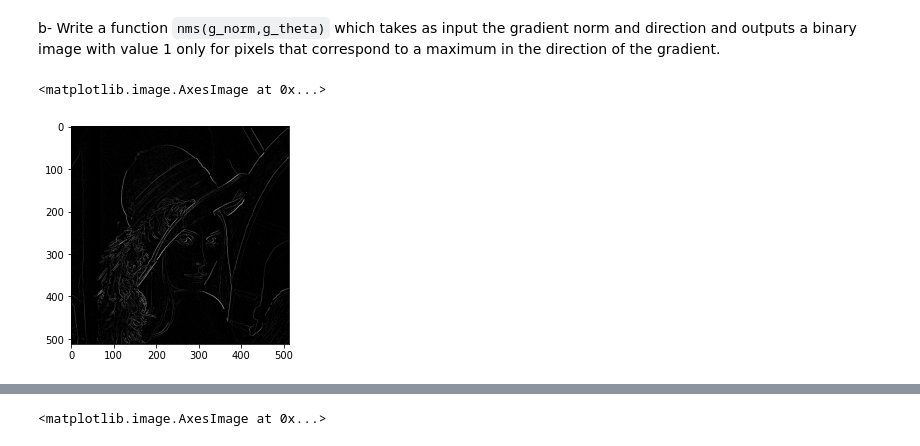
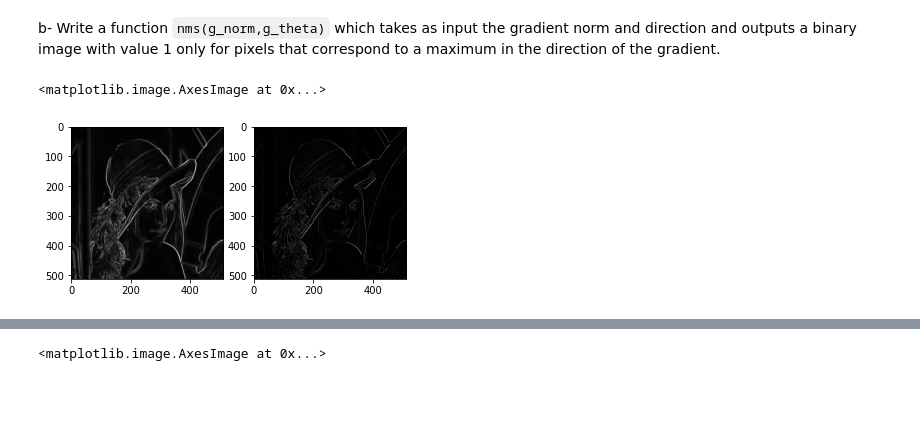
Before and after one commit to yeb2Binfang/DS_GY_3001_CV, a Jupyter notebook: HW/HW2/homework2.ipynb, the cells around one changed output, grey strips where cells are left out. Drawn from its saved outputs; the diff is of its cells as text; code cells hidden in the pictures; blank space fills up the shorter version.

```diff
--- a/HW/HW2/homework2.ipynb
+++ b/HW/HW2/homework2.ipynb
@@ -109,7 +113,7 @@ plt.imshow(G)
 # %%
 ## calculate the theta
 import math
-g_theta = np.arctan2(Iy,Ix)
+g_theta = np.arctan2(Gy,Gx)
 gx,gy = g_theta.shape
 theta = np.zeros((gx,gy))
 for i in range(gx):
@@ -156,28 +160,28 @@ def nms(G,theta):
         pass
   return z
 # %%
-def NonMaxSupWithoutInterpol(Gmag, Grad):
-    NMS = np.zeros(Gmag.shape)
-    for i in range(1, int(Gmag.shape[0]) - 1):
-        for j in range(1, int(Gmag.shape[1]) - 1):
-            if((Grad[i,j] >= -22.5 and Grad[i,j] <= 22.5) or (Grad[i,j] <= -157.5 and Grad[i,j] >= 157.5)):
-                if((Gmag[i,j] > Gmag[i,j+1]) and (Gmag[i,j] > Gmag[i,j-1])):
-                    NMS[i,j] = Gmag[i,j]
+def NonMaxSupWithoutInterpol(G, theta):
+    NMS = np.zeros(G.shape)
+    for i in range(1, int(G.shape[0]) - 1):
+        for j in range(1, int(G.shape[1]) - 1):
+            if((theta[i,j] >= -22.5 and theta[i,j] <= 22.5) or (theta[i,j] <= -157.5 and theta[i,j] >= 157.5)):
+                if((G[i,j] > G[i,j+1]) and (G[i,j] > G[i,j-1])):
+                    NMS[i,j] = G[i,j]
                 else:
                     NMS[i,j] = 0
-            if((Grad[i,j] >= 22.5 and Grad[i,j] <= 67.5) or (Grad[i,j] <= -112.5 and Grad[i,j] >= -157.5)):
-                if((Gmag[i,j] > Gmag[i+1,j+1]) and (Gmag[i,j] > Gmag[i-1,j-1])):
-                    NMS[i,j] = Gmag[i,j]
+            if((theta[i,j] >= 22.5 and theta[i,j] <= 67.5) or (theta[i,j] <= -112.5 and theta[i,j] >= -157.5)):
+                if((G[i,j] > G[i+1,j+1]) and (G[i,j] > G[i-1,j-1])):
+                    NMS[i,j] = G[i,j]
                 else:
                     NMS[i,j] = 0
-            if((Grad[i,j] >= 67.5 and Grad[i,j] <= 112.5) or (Grad[i,j] <= -67.5 and Grad[i,j] >= -112.5)):
-                if((Gmag[i,j] > Gmag[i+1,j]) and (Gmag[i,j] > Gmag[i-1,j])):
-                    NMS[i,j] = Gmag[i,j]
+            if((theta[i,j] >= 67.5 and theta[i,j] <= 112.5) or (theta[i,j] <= -67.5 and theta[i,j] >= -112.5)):
+                if((G[i,j] > G[i+1,j]) and (G[i,j] > G[i-1,j])):
+                    NMS[i,j] = G[i,j]
                 else:
                     NMS[i,j] = 0
-            if((Grad[i,j] >= 112.5 and Grad[i,j] <= 157.5) or (Grad[i,j] <= -22.5 and Grad[i,j] >= -67.5)):
-                if((Gmag[i,j] > Gmag[i+1,j-1]) and (Gmag[i,j] > Gmag[i-1,j+1])):
-                    NMS[i,j] = Gmag[i,j]
+            if((theta[i,j] >= 112.5 and theta[i,j] <= 157.5) or (theta[i,j] <= -22.5 and theta[i,j] >= -67.5)):
+                if((G[i,j] > G[i+1,j-1]) and (G[i,j] > G[i-1,j+1])):
+                    NMS[i,j] = G[i,j]
                 else:
                     NMS[i,j] = 0
 
@@ -225,7 +189,10 @@ def NonMaxSupWithInterpol(Gmag, Grad, Gx, Gy):
 # %%
 res = NonMaxSupWithoutInterpol(G,theta)
 # %%
+plt.subplot(121)
+plt.imshow(G)
+plt.subplot(122)
 plt.imshow(res, cmap = plt.get_cmap('gray'))
 # %% [output]
 <matplotlib.image.AxesImage at 0x...>
-[figure, old version]
+[figure, new version]
```
Also changed, not shown: parts of 7 cells of this notebook.
